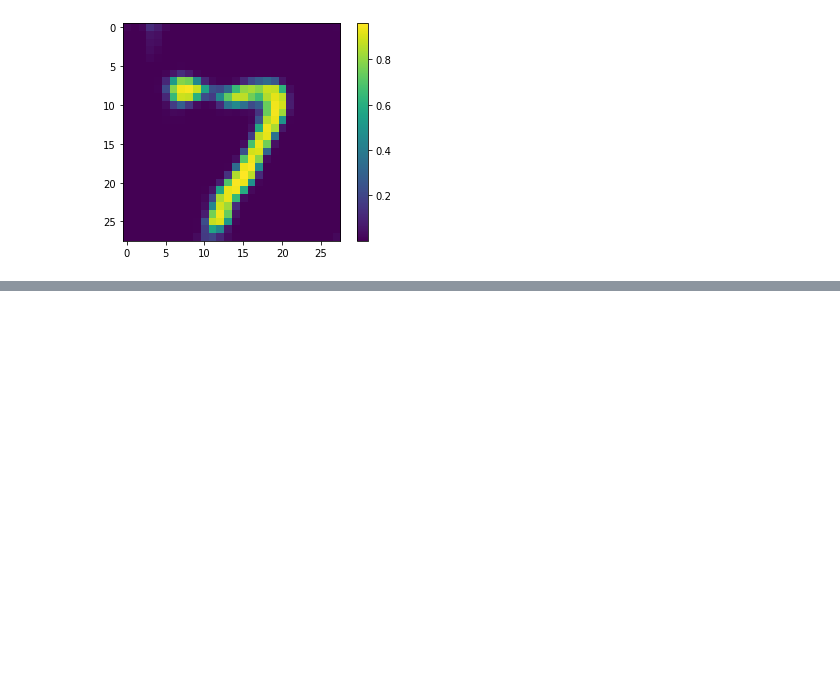
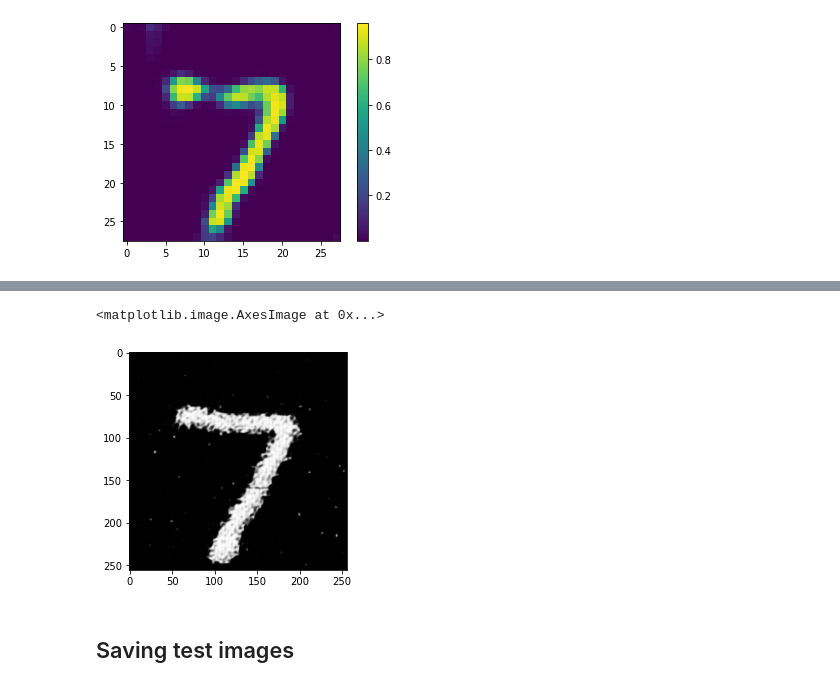
Before and after one commit to AlexanderYakovenko1/cuda_denoising_autoencoder, a Jupyter notebook: denoising.ipynb, the cells around one changed output, grey strips where cells are left out. Cells and saved outputs as stored; diff of their text form; code cells hidden in the pictures; blank space fills up the shorter version.

```diff
--- a/denoising.ipynb
+++ b/denoising.ipynb
@@ -376,0 +420,5 @@ plt.colorbar()
+# %%
+plt.imshow(np.load('out.npy')[0], cmap='gray')
+# %% [output]
+<matplotlib.image.AxesImage at 0x...>
+[figure, added]
@@ -376,0 +427,2 @@ plt.colorbar()
+# %% [markdown]
+## Saving test images
```
Also changed, not shown: parts of 24 cells of this notebook, 4 other files.
